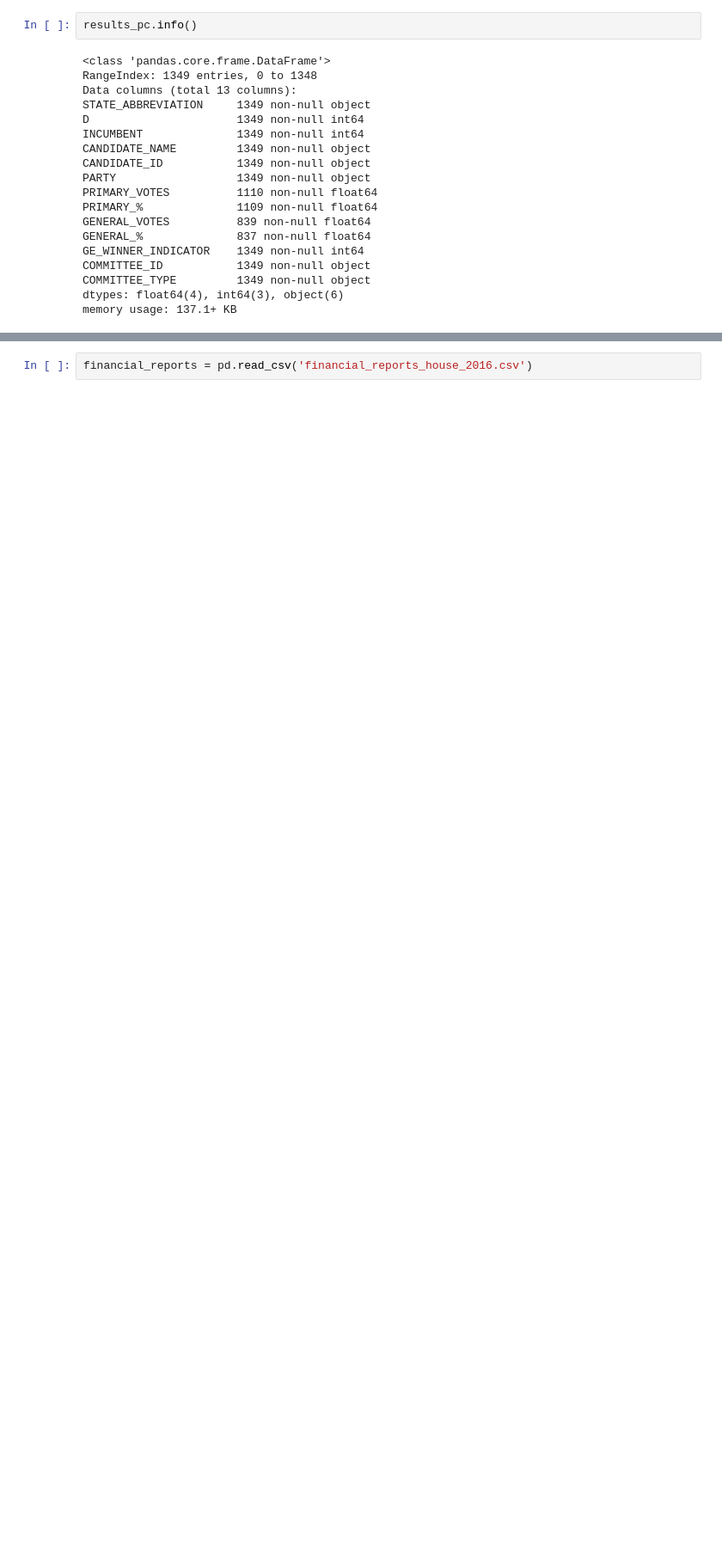
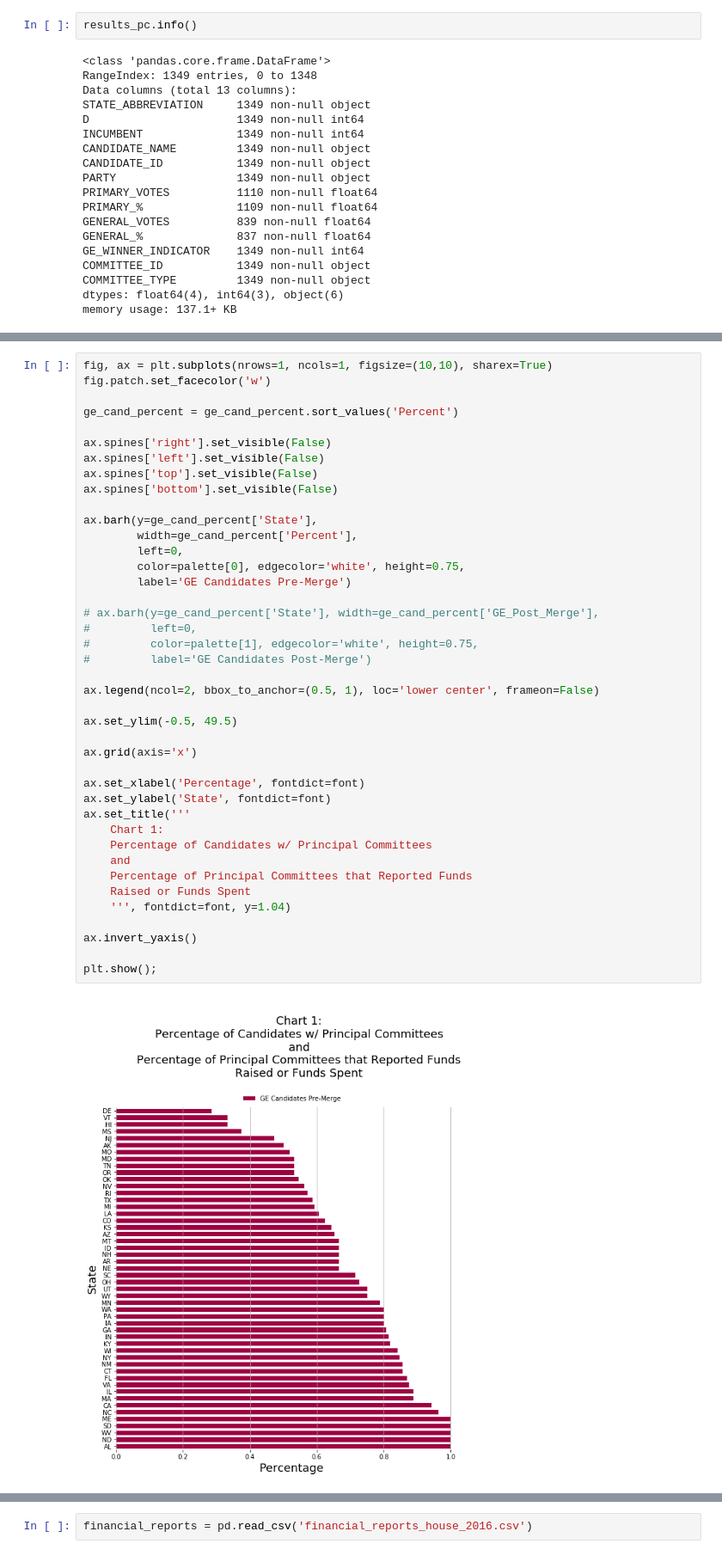
Before and after one commit to iameskild/electionfinances, a Jupyter notebook: data_analysis.ipynb, the cells around one changed output, grey strips where cells are left out. Shown at 86% size. Cells and saved outputs as stored; diff of their text form; blank space fills up the shorter version.

```diff
--- a/data_analysis.ipynb
+++ b/data_analysis.ipynb
@@ -173,3 +225,46 @@ memory usage: 137.1+ KB
+# %%
+fig, ax = plt.subplots(nrows=1, ncols=1, figsize=(10,10), sharex=True)
+fig.patch.set_facecolor('w')
+
+ge_cand_percent = ge_cand_percent.sort_values('Percent')
+
+ax.spines['right'].set_visible(False)
+ax.spines['left'].set_visible(False)
+ax.spines['top'].set_visible(False)
+ax.spines['bottom'].set_visible(False)
+
+ax.barh(y=ge_cand_percent['State'],
+        width=ge_cand_percent['Percent'],
+        left=0,
+        color=palette[0], edgecolor='white', height=0.75,
+        label='GE Candidates Pre-Merge')
+
+# ax.barh(y=ge_cand_percent['State'], width=ge_cand_percent['GE_Post_Merge'],
+#         left=0,
+#         color=palette[1], edgecolor='white', height=0.75,
+#         label='GE Candidates Post-Merge')
+
+ax.legend(ncol=2, bbox_to_anchor=(0.5, 1), loc='lower center', frameon=False)
+
+ax.set_ylim(-0.5, 49.5)
+
+ax.grid(axis='x')
+
+ax.set_xlabel('Percentage', fontdict=font)
+ax.set_ylabel('State', fontdict=font)
+ax.set_title('''
+    Chart 1:
+    Percentage of Candidates w/ Principal Committees
+    and
+    Percentage of Principal Committees that Reported Funds
+    Raised or Funds Spent
+    ''', fontdict=font, y=1.04)
+
+ax.invert_yaxis()
+
+plt.show();
+# %% [output]
+[figure, added]
 # %% [markdown]
 ## Creating Two Dataframes Containing Results, Principal Committtee IDs and Relevant Financial Information
 Below I will take the financial information obtained for each Principal Committee ID, read in as `finacial_reports`, and create one dataframe for the total funds raised (receipts) and one dataframe for the total funds spent (disbursements). These two dataframes will contain the sum of all money raised and all money spent, respectively. These two dataframes will also contain the relevant information about each candidate and how their results in the 2016 election.
```
Also changed, not shown: parts of 15 cells of this notebook, 6 other files.
